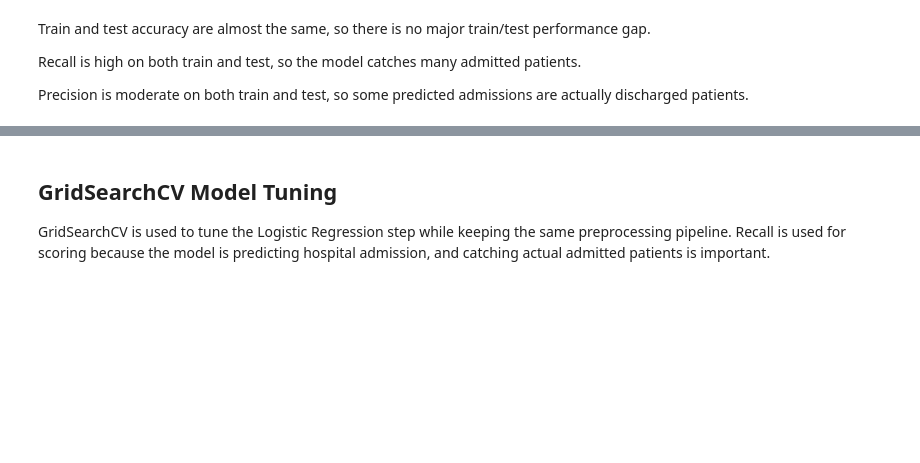
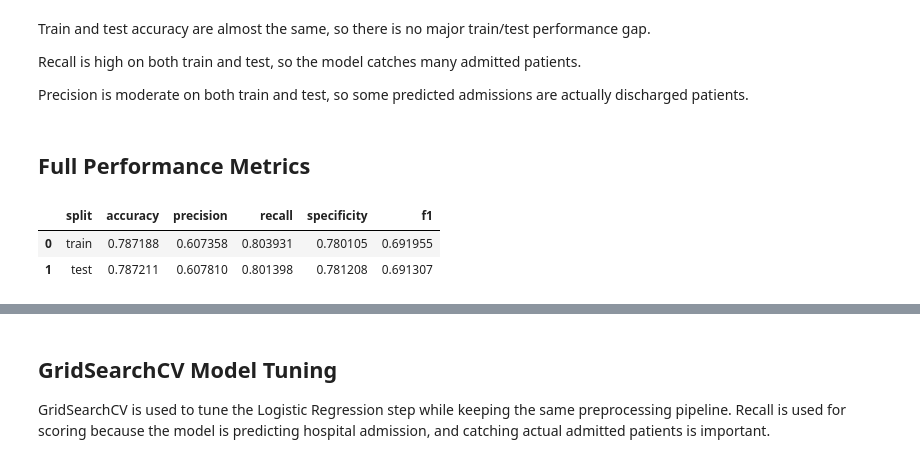
Before and after one commit to Kushagra-Aitha/17E_AI4ALL, a Jupyter notebook: yale_logistic_regression.ipynb, the cells around one changed output, grey strips where cells are left out. Cells and saved outputs as stored; diff of their text form; code cells hidden in the pictures; blank space fills up the shorter version.

```diff
--- a/yale_logistic_regression.ipynb
+++ b/yale_logistic_regression.ipynb
@@ -115,3 +176,32 @@ Train and test accuracy are almost the same, so there is no major train/test per
 Recall is high on both train and test, so the model catches many admitted patients.
 
 Precision is moderate on both train and test, so some predicted admissions are actually discharged patients.
+# %% [markdown]
+## Full Performance Metrics
+# %%
+def full_metric_row(split, y_true, y_pred):
+    tn, fp, fn, tp = confusion_matrix(y_true, y_pred).ravel()
+    accuracy = (tp + tn) / (tp + tn + fp + fn)
+    precision = tp / (tp + fp) if (tp + fp) else 0
+    recall = tp / (tp + fn) if (tp + fn) else 0
+    specificity = tn / (tn + fp) if (tn + fp) else 0
+    f1 = 2 * (precision * recall) / (precision + recall) if (precision + recall) else 0
+    return {
+        "split": split,
+        "accuracy": accuracy,
+        "precision": precision,
+        "recall": recall,
+        "specificity": specificity,
+        "f1": f1,
+    }
+
+full_metrics_df = pd.DataFrame([
+    full_metric_row("train", y_train, y_train_pred),
+    full_metric_row("test", y_test, y_test_pred),
+])
+
+full_metrics_df
+# %% [output]
+|  | split | accuracy | precision | recall | specificity | f1 |
+| 0 | train | 0.787188 | 0.607358 | 0.803931 | 0.780105 | 0.691955 |
+| 1 | test | 0.787211 | 0.607810 | 0.801398 | 0.781208 | 0.691307 |
```
Also changed, not shown: parts of 7 cells of this notebook, 2 other files.
